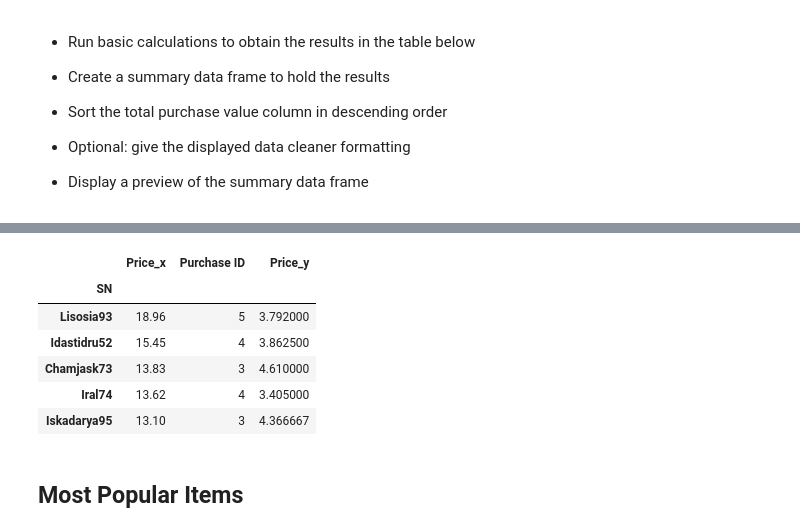
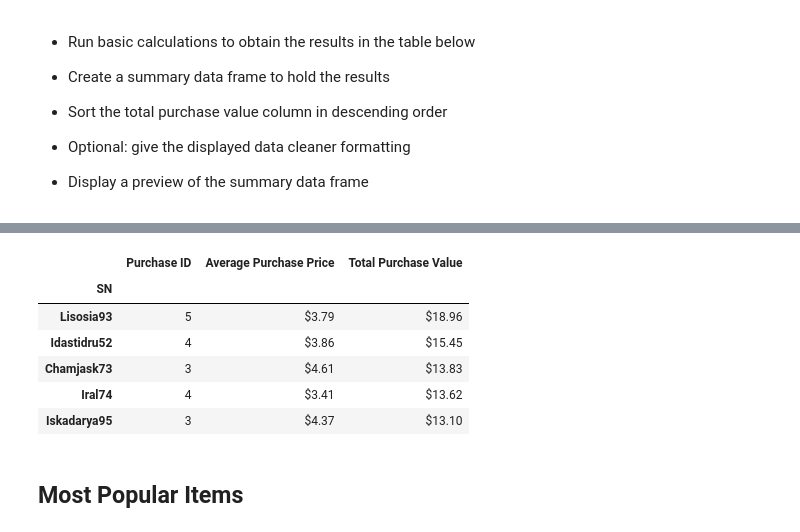
Before and after one commit to MZt92-ui/pandas-challenge, a Jupyter notebook: HeroesOfPymoli/HeroesOfPymoli_starter.ipynb, the cells around one changed output, grey strips where cells are left out. Saved outputs shown, nothing was run; the diff lists cells and outputs as text; code cells hidden in the pictures.

```diff
--- a/HeroesOfPymoli/HeroesOfPymoli_starter.ipynb
+++ b/HeroesOfPymoli/HeroesOfPymoli_starter.ipynb
@@ -306,14 +291,0 @@ price_top
-# %%
-count_df = player_group.count()[["Purchase ID"]]
-total_df = player_group.mean()[["Price"]]
-pd.merge(
-        pd.merge(price_top,count_df,left_index=True,right_index=True),
-        total_df,left_index=True,right_index=True)
-# %% [output]
-|  | Price_x | Purchase ID | Price_y |
-| SN |  |  |  |
-| Lisosia93 | 18.96 | 5 | 3.792000 |
-| Idastidru52 | 15.45 | 4 | 3.862500 |
-| Chamjask73 | 13.83 | 3 | 4.610000 |
-| Iral74 | 13.62 | 4 | 3.405000 |
-| Iskadarya95 | 13.10 | 3 | 4.366667 |
@@ -323,3 +292,38 @@ pd.merge(price_top,count_df,left_index=True,right_index=True)
+# %%
+# generate a dataframe containing top 5 spenders
+player_group = original_df.groupby("SN")
+price_top = player_group.sum()[["Price"]].sort_values("Price",ascending=False).head(5)
+
+# generate dataframes for purchase count and average price by players respectively, and merge them with the above top 5 players
+count_df = player_group.count()[["Purchase ID"]]
+total_df = player_group.mean()[["Price"]]
+
+top_sum_df = pd.merge(
+                    pd.merge(price_top,count_df,left_index=True,right_index=True),
+                    total_df,left_index=True,right_index=True)
+
+# Modify dataframe to make it more comprehensible
+top_sum_df = top_sum_df[["Purchase ID","Price_y","Price_x"]]
+top_sum_df.rename(columns={"Purcase ID":"Purchase Count","Price_y":"Average Purchase Price","Price_x":"Total Purchase Value"},inplace=True)
+
+top_sum_df["Average Purchase Price"] = top_sum_df["Average Purchase Price"].map("${:.2f}".format)
+top_sum_df["Total Purchase Value"] = top_sum_df["Total Purchase Value"].map("${:.2f}".format)
+
+top_sum_df = top_sum_df.style.set_table_styles(
+                                                [
+                                                    {"selector":"td","props":[("text-align","left")]},
+                                                    {"selector":".row_heading","props":[("text-align","left")]}
+                                                        ]
+                                                            )
+top_sum_df
+# %% [output]
+|  | Purchase ID | Average Purchase Price | Total Purchase Value |
+| SN |  |  |  |
+| Lisosia93 | 5 | $3.79 | $18.96 |
+| Idastidru52 | 4 | $3.86 | $15.45 |
+| Chamjask73 | 3 | $4.61 | $13.83 |
+| Iral74 | 4 | $3.41 | $13.62 |
+| Iskadarya95 | 3 | $4.37 | $13.10 |
 # %% [markdown]
 ## Most Popular Items
 # %% [markdown]
```
Also changed, not shown: parts of 9 cells of this notebook.
